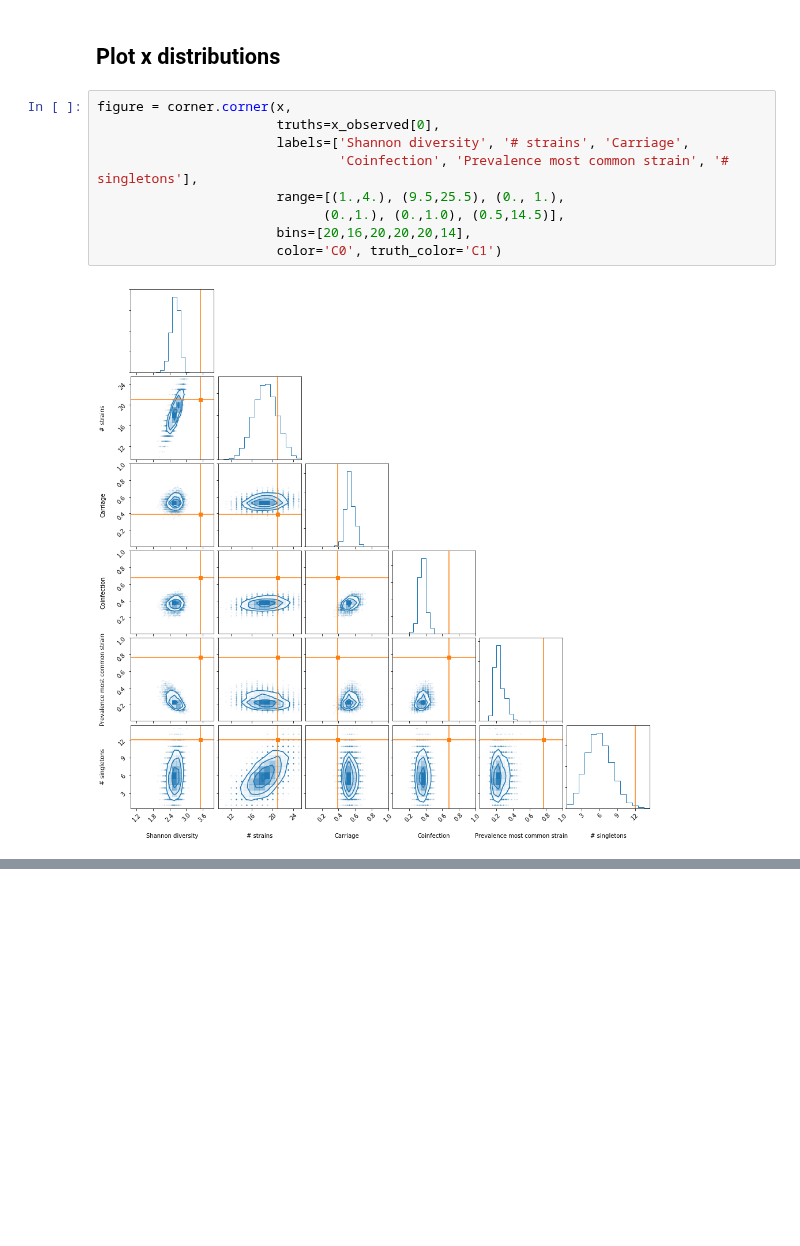
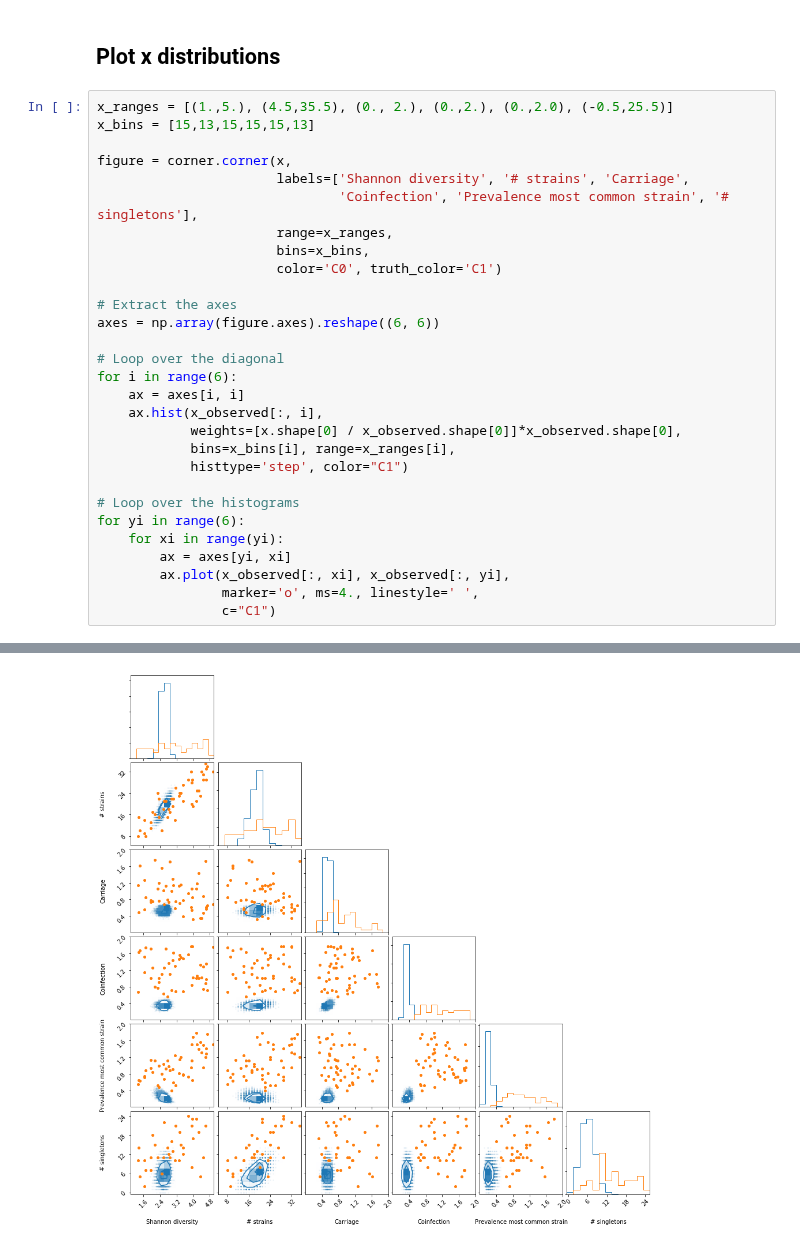
Before and after one commit to johannbrehmer/goldmine, a Jupyter notebook: examples/test_epidemiology_simulator.ipynb, the cells around one changed output, grey strips where cells are left out. Cells and saved outputs as stored; diff of their text form; blank space fills up the shorter version.

```diff
--- a/examples/test_epidemiology_simulator.ipynb
+++ b/examples/test_epidemiology_simulator.ipynb
@@ -76,14 +76,33 @@ x_observed = np.vstack([
 ]).T
 # %% [markdown]
 ## Plot x distributions
-# %%
-figure = corner.corner(x,
-                       truths=x_observed[0],
-                       labels=['Shannon diversity', '# strains', 'Carriage',
-                               'Coinfection', 'Prevalence most common strain', '# singletons'],
-                       range=[(1.,4.), (9.5,25.5), (0., 1.),
-                             (0.,1.), (0.,1.0), (0.5,14.5)],
-                       bins=[20,16,20,20,20,14],
-                       color='C0', truth_color='C1')
-# %% [output]
-[figure, removed]
+# %%
+x_ranges = [(1.,5.), (4.5,35.5), (0., 2.), (0.,2.), (0.,2.0), (-0.5,25.5)]
+x_bins = [15,13,15,15,15,13]
+
+figure = corner.corner(x,
+                       labels=['Shannon diversity', '# strains', 'Carriage',
+                               'Coinfection', 'Prevalence most common strain', '# singletons'],
+                       range=x_ranges,
+                       bins=x_bins,
+                       color='C0', truth_color='C1')
+
+# Extract the axes
+axes = np.array(figure.axes).reshape((6, 6))
+
+# Loop over the diagonal
+for i in range(6):
+    ax = axes[i, i]
+    ax.hist(x_observed[:, i],
+            weights=[x.shape[0] / x_observed.shape[0]]*x_observed.shape[0],
+            bins=x_bins[i], range=x_ranges[i],
+            histtype='step', color="C1")
+
+# Loop over the histograms
+for yi in range(6):
+    for xi in range(yi):
+        ax = axes[yi, xi]
+        ax.plot(x_observed[:, xi], x_observed[:, yi],
+                marker='o', ms=4., linestyle=' ',
+                c="C1")
+# %% [output]
@@ -89,0 +121 @@ figure = corner.corner(x,
+[figure, added]
```
Also changed, not shown: parts of 1 cell of this notebook.
